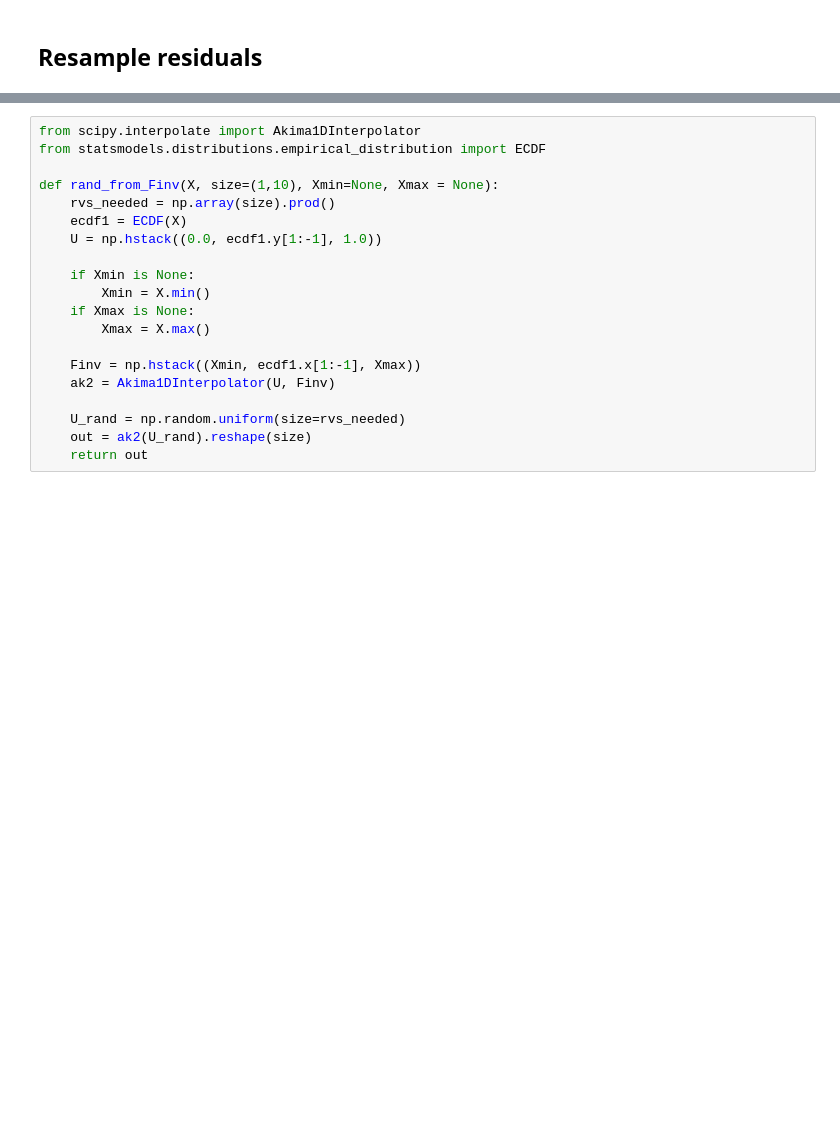
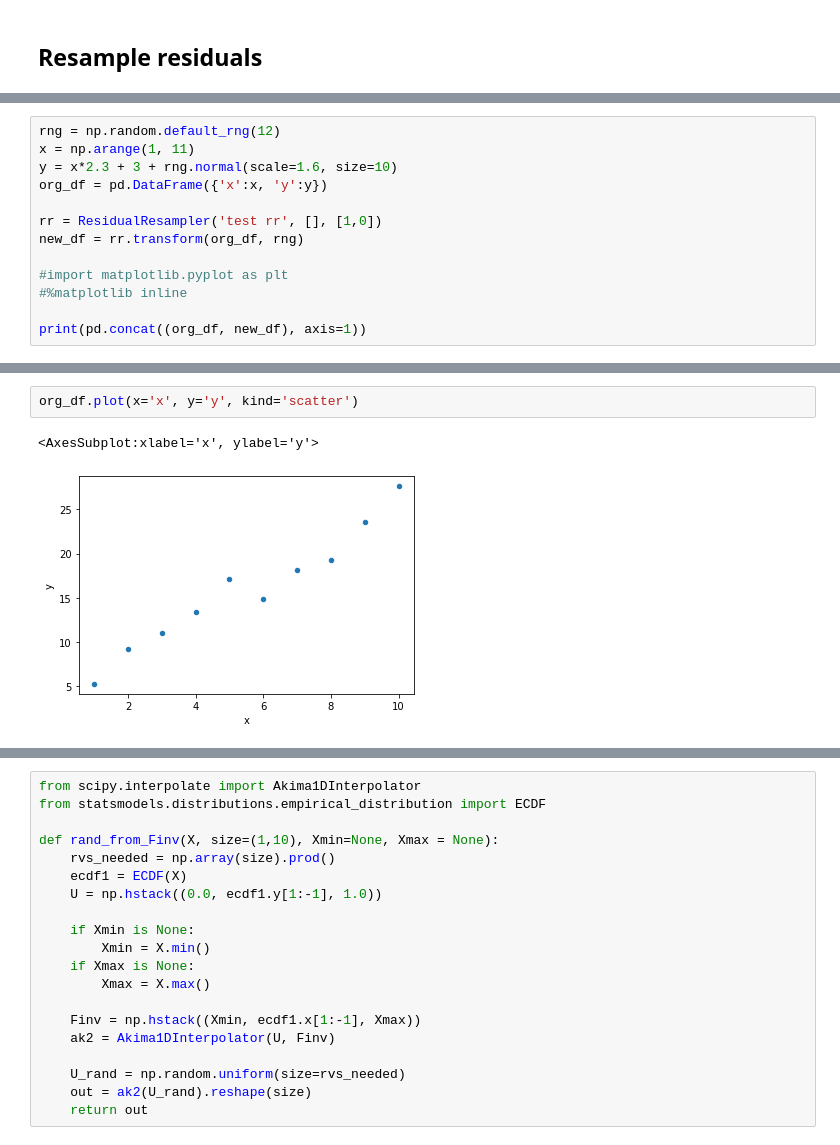
Before and after one commit to joeltanwr/DirtyDF, a Jupyter notebook: test_notebooks/testing_new_stainers.ipynb, the cells around one changed output, grey strips where cells are left out. Drawn from its saved outputs; the diff is of its cells as text; blank space fills up the shorter version.

```diff
--- a/test_notebooks/testing_new_stainers.ipynb
+++ b/test_notebooks/testing_new_stainers.ipynb
@@ -517,0 +660,13 @@ telco_sub.loc[:, 'MultipleLines':]
+# %%
+rng = np.random.default_rng(12)
+x = np.arange(1, 11)
+y = x*2.3 + 3 + rng.normal(scale=1.6, size=10)
+org_df = pd.DataFrame({'x':x, 'y':y})
+
+rr = ResidualResampler('test rr', [], [1,0])
+new_df = rr.transform(org_df, rng)
+
+#import matplotlib.pyplot as plt
+#%matplotlib inline
+
+print(pd.concat((org_df, new_df), axis=1))
@@ -517,0 +685,5 @@ telco_sub.loc[:, 'MultipleLines':]
+# %%
+org_df.plot(x='x', y='y', kind='scatter')
+# %% [output]
+<AxesSubplot:xlabel='x', ylabel='y'>
+[figure, added]
```
Also changed, not shown: parts of 41 cells of this notebook, 1 other file.
